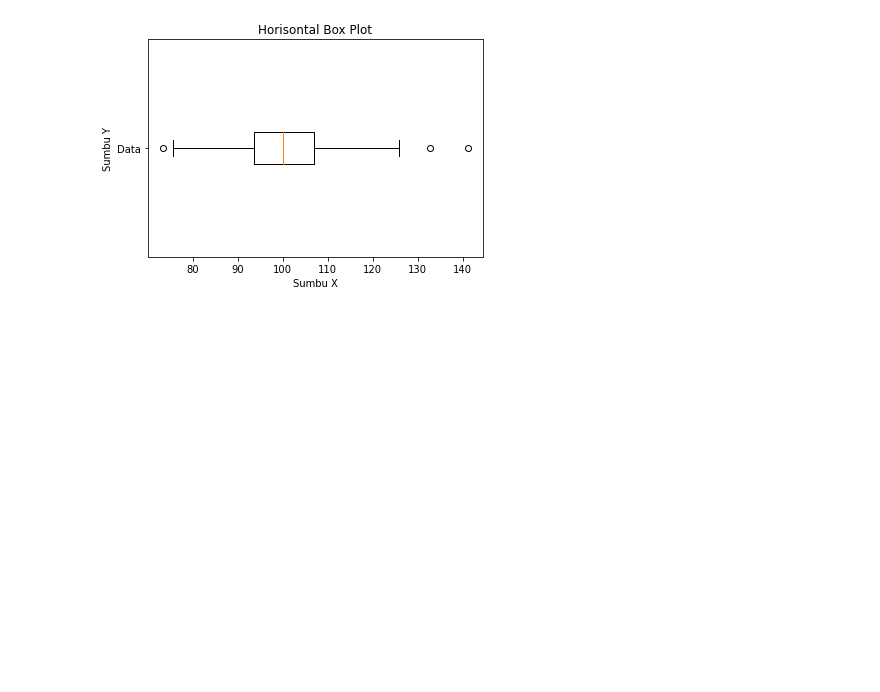
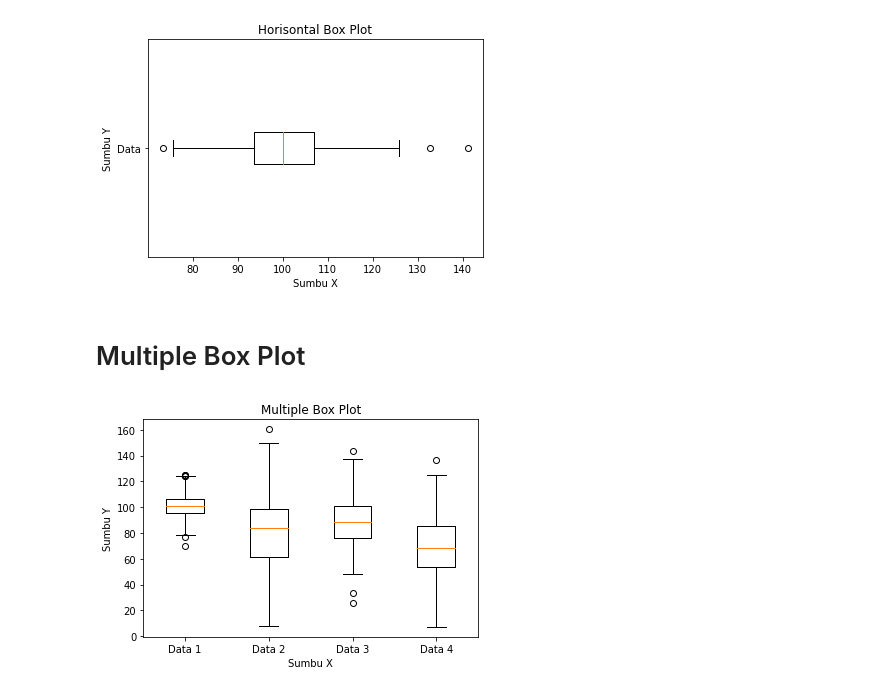
Before and after one commit to jstinlie/BelajarMatplotlib, a Jupyter notebook: matplotlib10.ipynb, the cells around one changed output. Drawn from its saved outputs; the diff is of its cells as text; code cells hidden in the pictures; blank space fills up the shorter version.

Commit message:
Membuat Multiple Box Plot

```diff
--- a/matplotlib10.ipynb
+++ b/matplotlib10.ipynb
@@ -91,3 +91,24 @@ plt.ylabel('Sumbu Y')
 plt.show()
 # %% [output]
 [figure]
+# %% [markdown]
+# Multiple Box Plot
+# %%
+np.random.seed(10)
+data1 = np.random.normal(100, 10, 200)
+data2 = np.random.normal(80, 30, 200)
+data3 = np.random.normal(90, 20, 200)
+data4 = np.random.normal(70, 25, 200)
+
+data = [data1, data2, data3, data4]
+labels = ['Data 1', 'Data 2', 'Data 3', 'Data 4']
+# %%
+plt.boxplot(data, labels=labels)
+
+plt.title('Multiple Box Plot')
+plt.xlabel('Sumbu X')
+plt.ylabel('Sumbu Y')
+
+plt.show()
+# %% [output]
+[figure, added]
```
